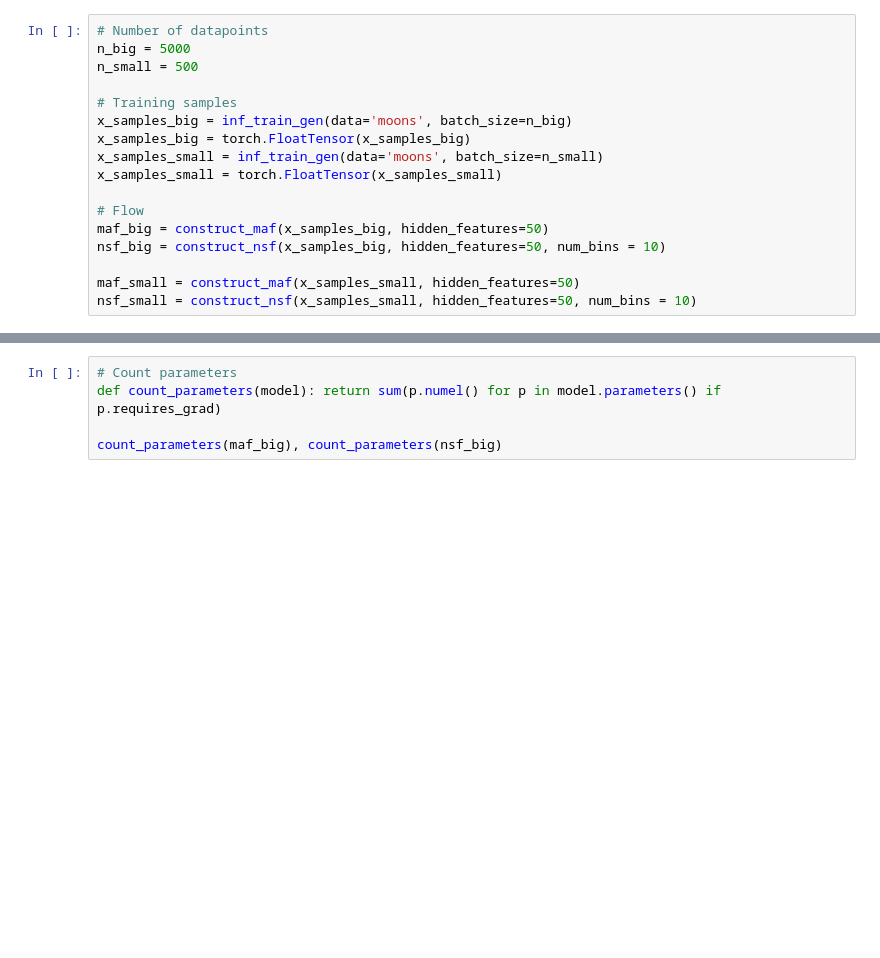
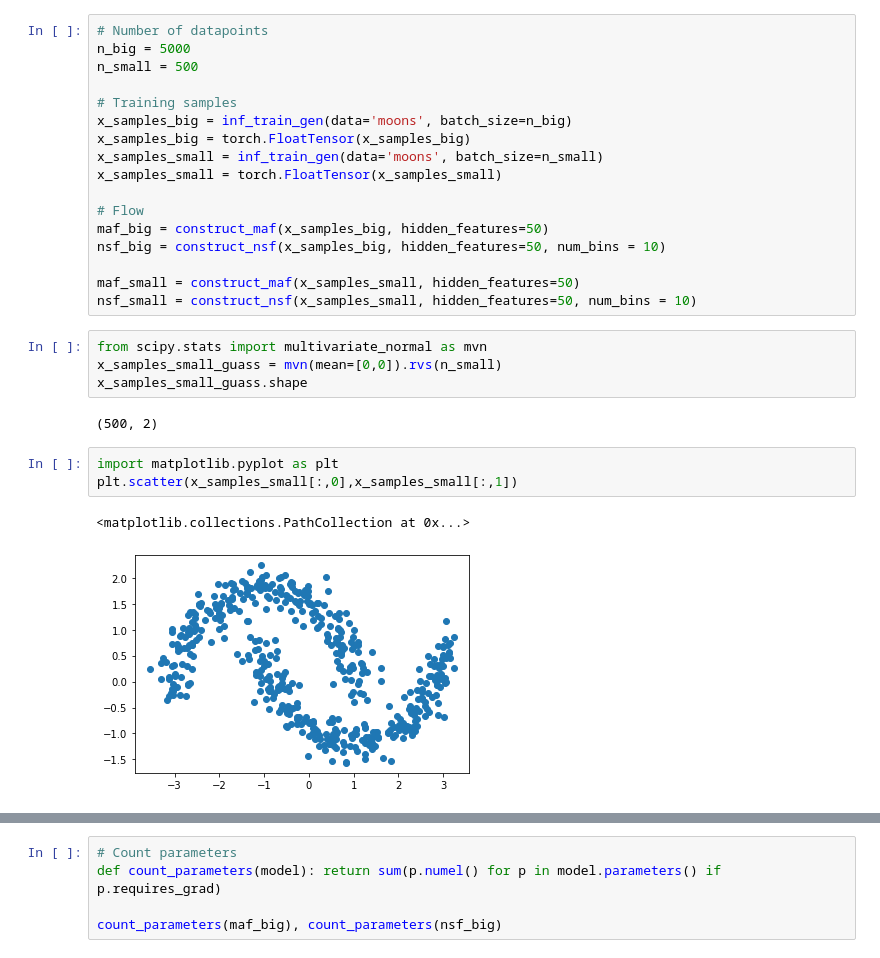
Before and after one commit to JuliaLinhart/NormalizingFlows, a Jupyter notebook: notebooks/MAFvsNSF.ipynb, the cells around one changed output, grey strips where cells are left out. Drawn from its saved outputs; the diff is of its cells as text; blank space fills up the shorter version.

```diff
--- a/notebooks/MAFvsNSF.ipynb
+++ b/notebooks/MAFvsNSF.ipynb
@@ -43,3 +43,15 @@ nsf_big = construct_nsf(x_samples_big, hidden_features=50, num_bins = 10)
 
 maf_small = construct_maf(x_samples_small, hidden_features=50)
 nsf_small = construct_nsf(x_samples_small, hidden_features=50, num_bins = 10)
+# %%
+from scipy.stats import multivariate_normal as mvn
+x_samples_small_guass = mvn(mean=[0,0]).rvs(n_small)
+x_samples_small_guass.shape
+# %% [output]
+(500, 2)
+# %%
+import matplotlib.pyplot as plt
+plt.scatter(x_samples_small[:,0],x_samples_small[:,1])
+# %% [output]
+<matplotlib.collections.PathCollection at 0x...>
+[figure, added]
```
Also changed, not shown: parts of 1 cell of this notebook, 1 other file.
